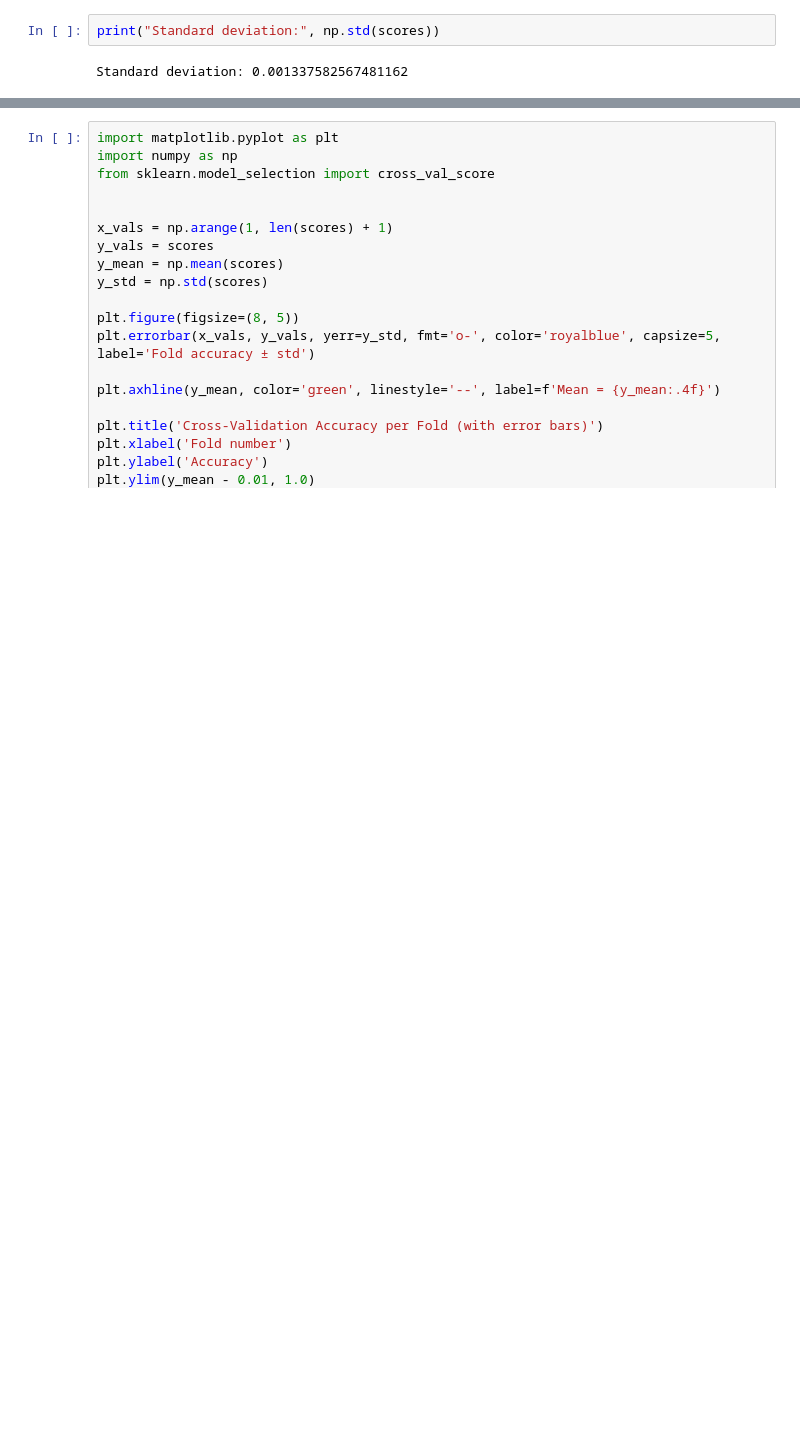
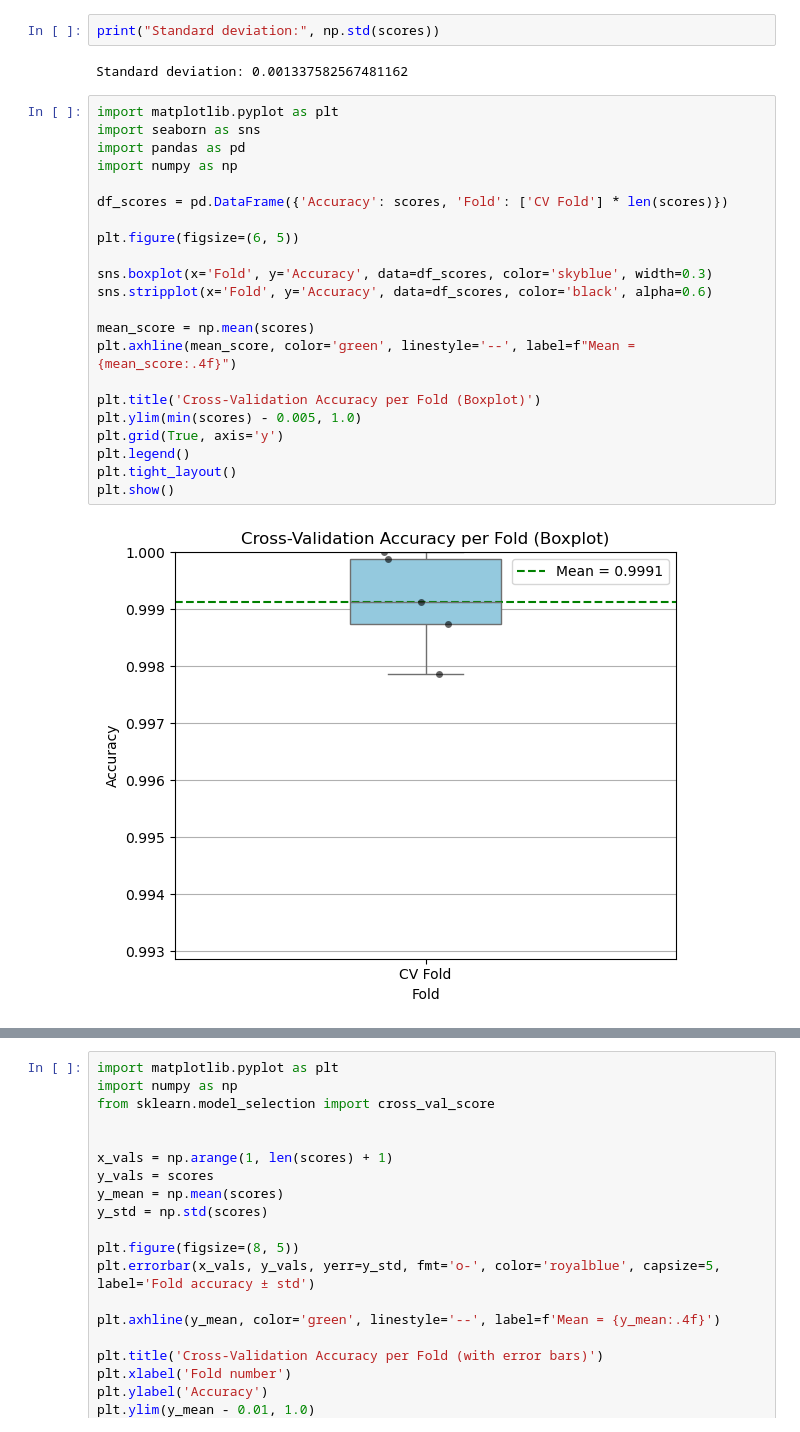
Before and after one commit to mobenet/nlp-project, a Jupyter notebook: fake_news_nlp.ipynb, the cells around one changed output, grey strips where cells are left out. Drawn from its saved outputs; the diff is of its cells as text; blank space fills up the shorter version.

```diff
--- a/fake_news_nlp.ipynb
+++ b/fake_news_nlp.ipynb
@@ -347,3 +373,27 @@ Mean accuracy: 0.998773166007617
 print("Standard deviation:", np.std(scores))
 # %% [output]
 Standard deviation: 0.001337582567481162
+# %%
+import matplotlib.pyplot as plt
+import seaborn as sns
+import pandas as pd
+import numpy as np
+
+df_scores = pd.DataFrame({'Accuracy': scores, 'Fold': ['CV Fold'] * len(scores)})
+
+plt.figure(figsize=(6, 5))
+
+sns.boxplot(x='Fold', y='Accuracy', data=df_scores, color='skyblue', width=0.3)
+sns.stripplot(x='Fold', y='Accuracy', data=df_scores, color='black', alpha=0.6)
+
+mean_score = np.mean(scores)
+plt.axhline(mean_score, color='green', linestyle='--', label=f"Mean = {mean_score:.4f}")
+
+plt.title('Cross-Validation Accuracy per Fold (Boxplot)')
+plt.ylim(min(scores) - 0.005, 1.0)
+plt.grid(True, axis='y')
+plt.legend()
+plt.tight_layout()
+plt.show()
+# %% [output]
+[figure, added]
```
Also changed, not shown: parts of 11 cells of this notebook.
